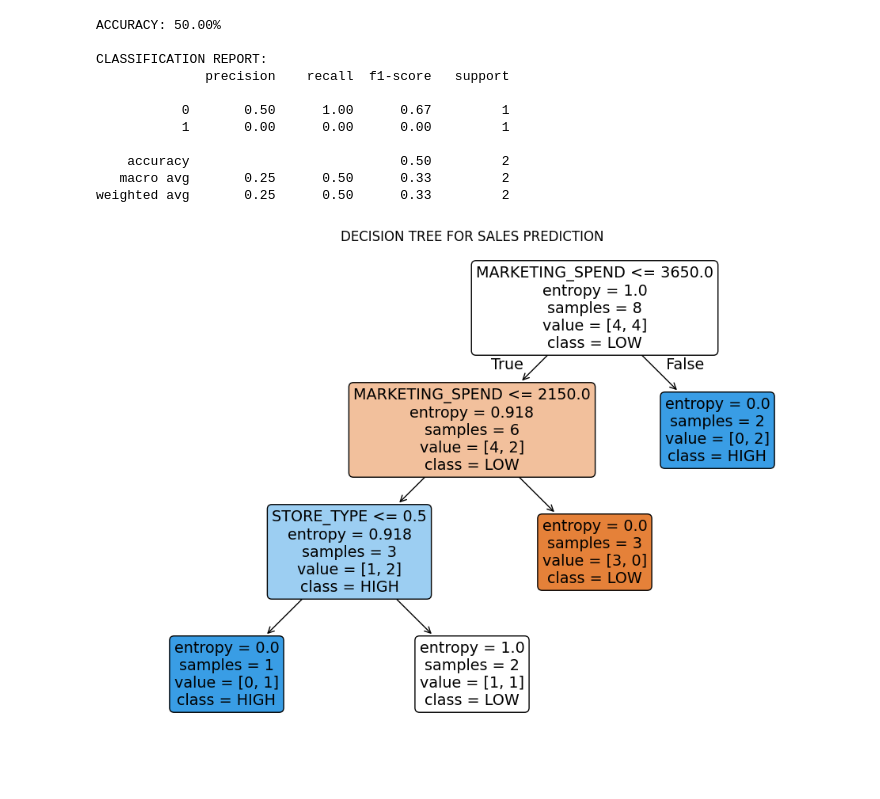
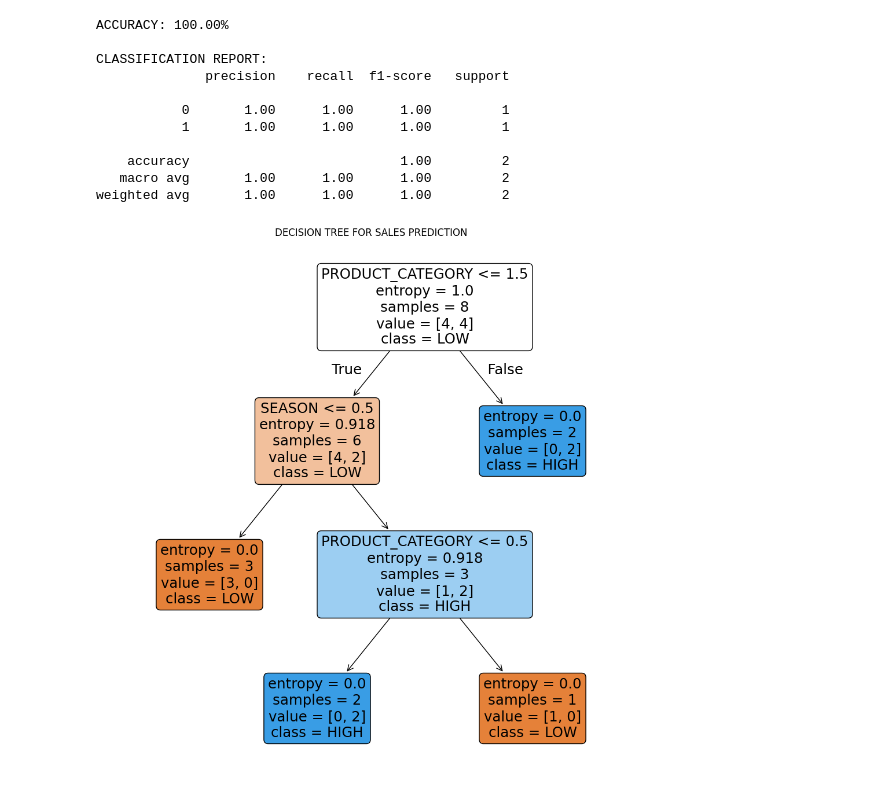
Before and after one commit to np-nandanpatil/ml-lab, a Jupyter notebook: pgm4/Pgm4.ipynb, the cells around one changed output. Saved outputs shown, nothing was run; the diff lists cells and outputs as text; code cells hidden in the pictures; blank space fills up the shorter version.

```diff
--- a/pgm4/Pgm4.ipynb
+++ b/pgm4/Pgm4.ipynb
@@ -9,7 +9,7 @@ import matplotlib.pyplot as plt
 
 # Sample dataset representing retail sales
 data = {
-    'MARKETING_SPEND': [1500, 2300, 3200, 1800, 1200, 2500, 3500, 4000, 1700, 3800],
+    'MARKETING_SPEND': [1500, 2300, 3200, 1800, 1200, 2500, 3500, 4000, 1700, 3000],
     'PRODUCT_CATEGORY': ['ELECTRONICS', 'CLOTHING', 'ELECTRONICS', 'CLOTHING', 'FURNITURE', 'ELECTRONICS', 'CLOTHING', 'FURNITURE', 'ELECTRONICS', 'CLOTHING'],
     'SEASON': ['HOLIDAY', 'REGULAR', 'HOLIDAY', 'REGULAR', 'HOLIDAY', 'REGULAR', 'HOLIDAY', 'REGULAR', 'HOLIDAY', 'REGULAR'],
     'STORE_TYPE': ['PHYSICAL', 'ONLINE', 'PHYSICAL', 'ONLINE', 'PHYSICAL', 'ONLINE', 'PHYSICAL', 'ONLINE', 'PHYSICAL', 'ONLINE'],
@@ -35,38 +35,38 @@ y = df['SALES']  # Target
 X_train, X_test, y_train, y_test = train_test_split(
     X, y, test_size=0.2, random_state=42)
 
 # Create a Decision Tree Classifier model
 model = DecisionTreeClassifier(
     criterion='entropy', max_depth=3, random_state=42)
 
 # Train the model
 model.fit(X_train, y_train)
 
 # Predict on the test set
 y_pred = model.predict(X_test)
 
 # Evaluate the model
 accuracy = accuracy_score(y_test, y_pred)
 print(f"ACCURACY: {accuracy * 100:.2f}%")
 print("\nCLASSIFICATION REPORT:")
 print(classification_report(y_test, y_pred))
 
 # VISUALIZE THE DECISION TREE
-plt.figure(figsize=(12, 8))
+plt.figure(figsize=(12, 12))
 plot_tree(model, filled=True, feature_names=X.columns,
           class_names=['LOW', 'HIGH'], rounded=True)
 plt.title("DECISION TREE FOR SALES PREDICTION")
 plt.show()
 # %% [output]
-ACCURACY: 50.00%
+ACCURACY: 100.00%
 
 CLASSIFICATION REPORT:
               precision    recall  f1-score   support
 
-           0       0.50      1.00      0.67         1
-           1       0.00      0.00      0.00         1
+           0       1.00      1.00      1.00         1
+           1       1.00      1.00      1.00         1
 
-    accuracy                           0.50         2
-   macro avg       0.25      0.50      0.33         2
-weighted avg       0.25      0.50      0.33         2
+    accuracy                           1.00         2
+   macro avg       1.00      1.00      1.00         2
+weighted avg       1.00      1.00      1.00         2
-[figure, old version]
+[figure, new version]
```
